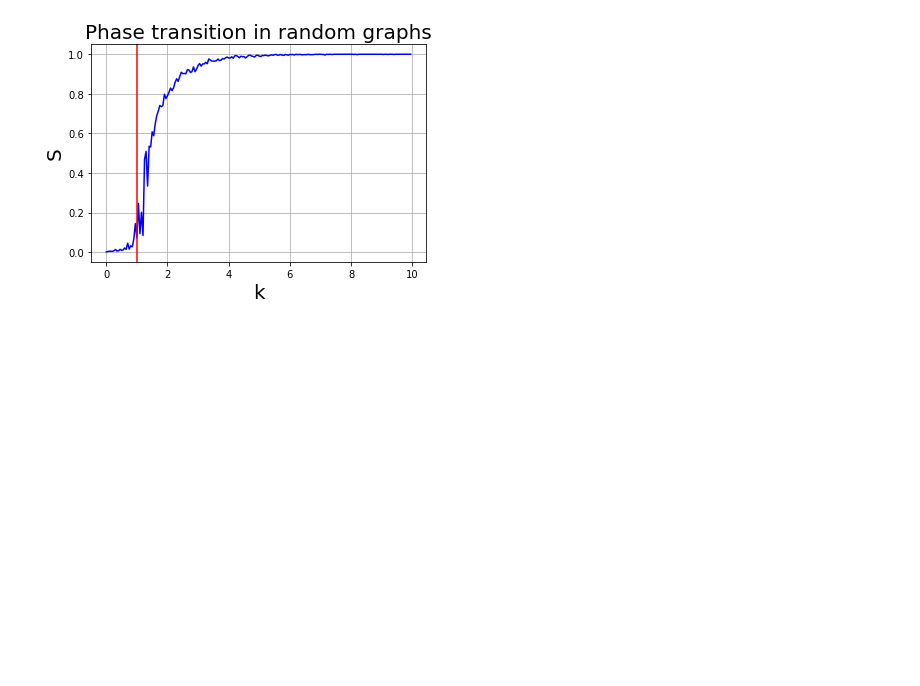
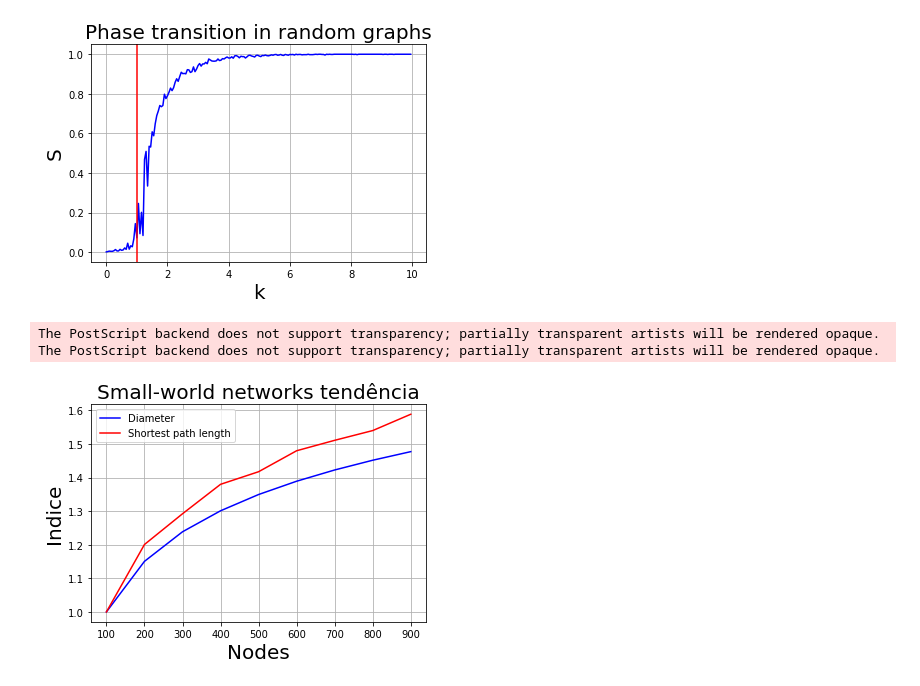
Before and after one commit to illiamw/Redes-Complexas, a Jupyter notebook: Projeto3/Projeto3.ipynb, the cells around one changed output. Cells and saved outputs as stored; diff of their text form; code cells hidden in the pictures; blank space fills up the shorter version.

```diff
--- a/Projeto3/Projeto3.ipynb
+++ b/Projeto3/Projeto3.ipynb
@@ -385,3 +386,33 @@ plot_fase(100,10,0.005)
 plot_fase(1000,10,0.05)
 # %% [output]
 [figure]
+# %%
+def plot_small_short_diameter(k):
+    vcc = []
+    vl = []
+    vq = []
+    for N in np.arange(100, 1000, 100): #q is the rewiring probability
+        G = nx.watts_strogatz_graph(N, k,0.5, seed=None)
+        de = dict(G.degree()) #discionario de grau por no
+        degree = list(de.values()) #passando para lista apenas com os graus
+        d = np.log(N)/np.log(np.mean(degree))
+        vcc.append(d)
+        l = nx.average_shortest_path_length(G)
+        vl.append(l)
+        vq.append(N)
+    plt.figure()
+    plt.plot(vq,np.array(vcc)/vcc[0],'b', label='Diameter')
+    plt.plot(vq,np.array(vl)/vl[0],'r', label='Shortest path length')
+    plt.xlabel("Nodes", fontsize=20)
+    plt.ylabel("Indice", fontsize=20)
+    plt.title("Small-world networks tendência", fontsize=20)
+    plt.legend()
+    plt.grid(True)
+    plt.savefig('WS.eps') #save the figure into a file
+    plt.show();
+# %%
+plot_small_short_diameter(4)
+# %% [output]
+The PostScript backend does not support transparency; partially transparent artists will be rendered opaque.
+The PostScript backend does not support transparency; partially transparent artists will be rendered opaque.
+[figure, added]
```
Also changed, not shown: parts of 18 cells of this notebook, 1 other file.
